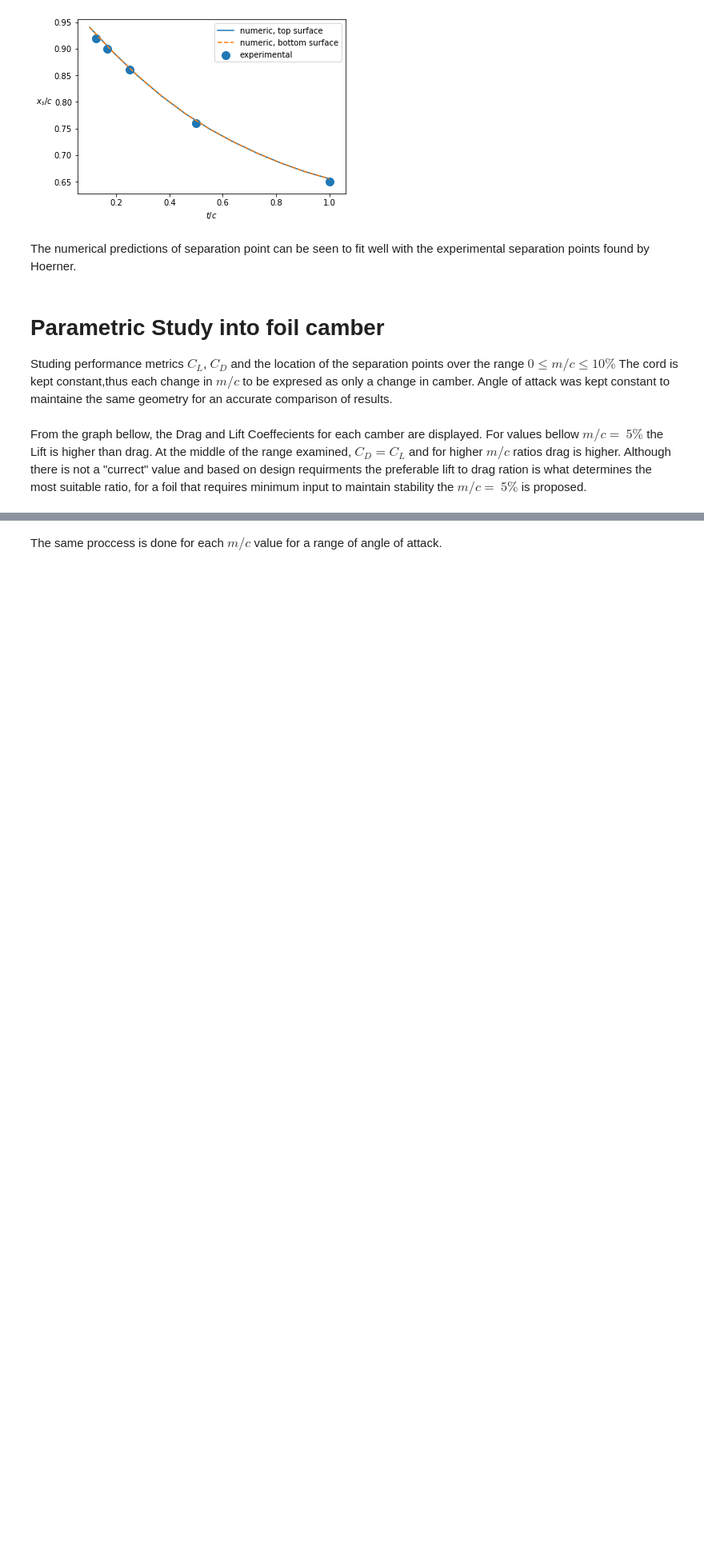
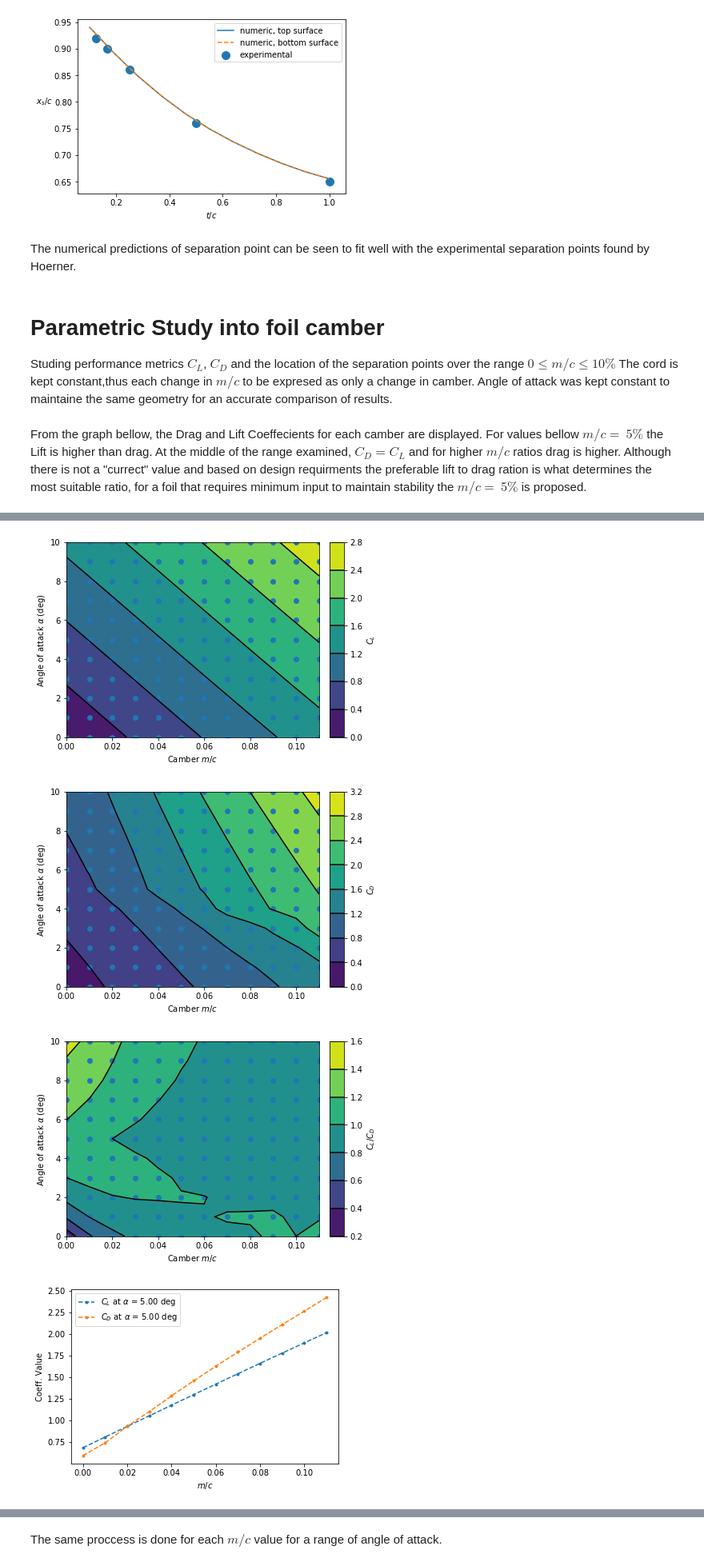
Before and after one commit to Papadopolous/MarineHydro, a Jupyter notebook: AssignmentReport2.ipynb, the cells around one changed output, grey strips where cells are left out. Shown at 80% size. Cells and saved outputs as stored; diff of their text form; code cells hidden in the pictures; blank space fills up the shorter version.

Commit message:
Contour plots for basic parameters added

```diff
--- a/AssignmentReport2.ipynb
+++ b/AssignmentReport2.ipynb
@@ -760,0 +752,74 @@ plt_coef_m_c(m_c,CL_list1,CD_list1)
+# %%
+m_c = np.arange(0, 0.12, 0.01)
+alpha = np.deg2rad( np.arange(0, 11, 1) )
+
+CL_list, CD_list, sep_list, added_mass_list = parametric_study(alpha, m_c)
+# %%
+test_locs_x= [m_c for i in alpha]
+test_locs_y= np.rad2deg([alpha for i in m_c])
+
+fig1, ax2 = plt.subplots(constrained_layout=True)
+contour_plot = ax2.contourf(m_c, np.rad2deg(alpha), CL_list, 20)
+ax2.set_xlabel(r'Camber $m/c$')
+ax2.set_ylabel(r'Angle of attack $\alpha$ (deg)')
+contour_plot2 = ax2.contour(contour_plot, levels=contour_plot.levels[::1], colors='k', origin='lower')
+cbar = fig1.colorbar(contour_plot)
+cbar.ax.set_ylabel(r'$C_L$')
+cbar.add_lines(contour_plot2)
+plt.scatter(test_locs_x, test_locs_y)
+ax2.set_xlim(0, max(m_c))
+ax2.set_ylim(0, np.rad2deg(max(alpha)))
+plt.show()
+
+fig1, ax2 = plt.subplots(constrained_layout=True)
+contour_plot = ax2.contourf(m_c, np.rad2deg(alpha), CD_list, 20)
+ax2.set_xlabel(r'Camber $m/c$')
+ax2.set_ylabel(r'Angle of attack $\alpha$ (deg)')
+contour_plot2 = ax2.contour(contour_plot, levels=contour_plot.levels[::1], colors='k', origin='lower')
+cbar = fig1.colorbar(contour_plot)
+cbar.ax.set_ylabel(r'$C_D$')
+cbar.add_lines(contour_plot2)
+plt.scatter(test_locs_x, test_locs_y)
+ax2.set_xlim(0, max(m_c))
+ax2.set_ylim(0, np.rad2deg(max(alpha)))
+plt.show()
+
+LiftDrag_ratio = np.array(CL_list)/np.array(CD_list)
+fig1, ax2 = plt.subplots(constrained_layout=True)
+contour_plot = ax2.contourf(m_c, np.rad2deg(alpha), LiftDrag_ratio, 20)
+ax2.set_xlabel(r'Camber $m/c$')
+ax2.set_ylabel(r'Angle of attack $\alpha$ (deg)')
+contour_plot2 = ax2.contour(contour_plot, levels=contour_plot.levels[::1], colors='k', origin='lower')
+cbar = fig1.colorbar(contour_plot)
+cbar.ax.set_ylabel(r'$C_L/C_D$')
+cbar.add_lines(contour_plot2)
+plt.scatter(test_locs_x, test_locs_y)
+ax2.set_xlim(0, max(m_c))
+ax2.set_ylim(0, np.rad2deg(max(alpha)))
+plt.show()
+
+
+def plt_coef_m_c(alpha, m_c=m_c):
+    CL_list, CD_list, sep_list, added_mass_list = camber_effects(alpha, m_c)
+    plt.figure(0)
+    plt.plot(m_c,CL_list,'.--',label=r'$C_L$ at $\alpha$ = {:.2f} deg'.format(np.rad2deg(alpha)))
+    plt.plot(m_c,CD_list,'.--',label=r'$C_D$ at $\alpha$ = {:.2f} deg'.format(np.rad2deg(alpha)))
+    plt.legend()
+    plt.xlabel(r'$m/c$')
+    plt.ylabel(r'Coeff. Value')
+    plt.axis()
+    plt.show()
+
+    plt.figure(1)
+    plt.plot(CL_list,CD_list,'o-',label=r'$C_L/C_D$')
+    plt.xlabel(r'$C_L$')
+    plt.ylabel(r'$C_D$')
+    plt.axis()
+    plt.show()
+
+plt_coef_m_c(np.deg2rad(5))
+# %% [output]
+[figure, added]
+[figure, added]
+[figure, added]
+[figure, added]
```
Also changed, not shown: parts of 3 cells of this notebook, 1 other file.
